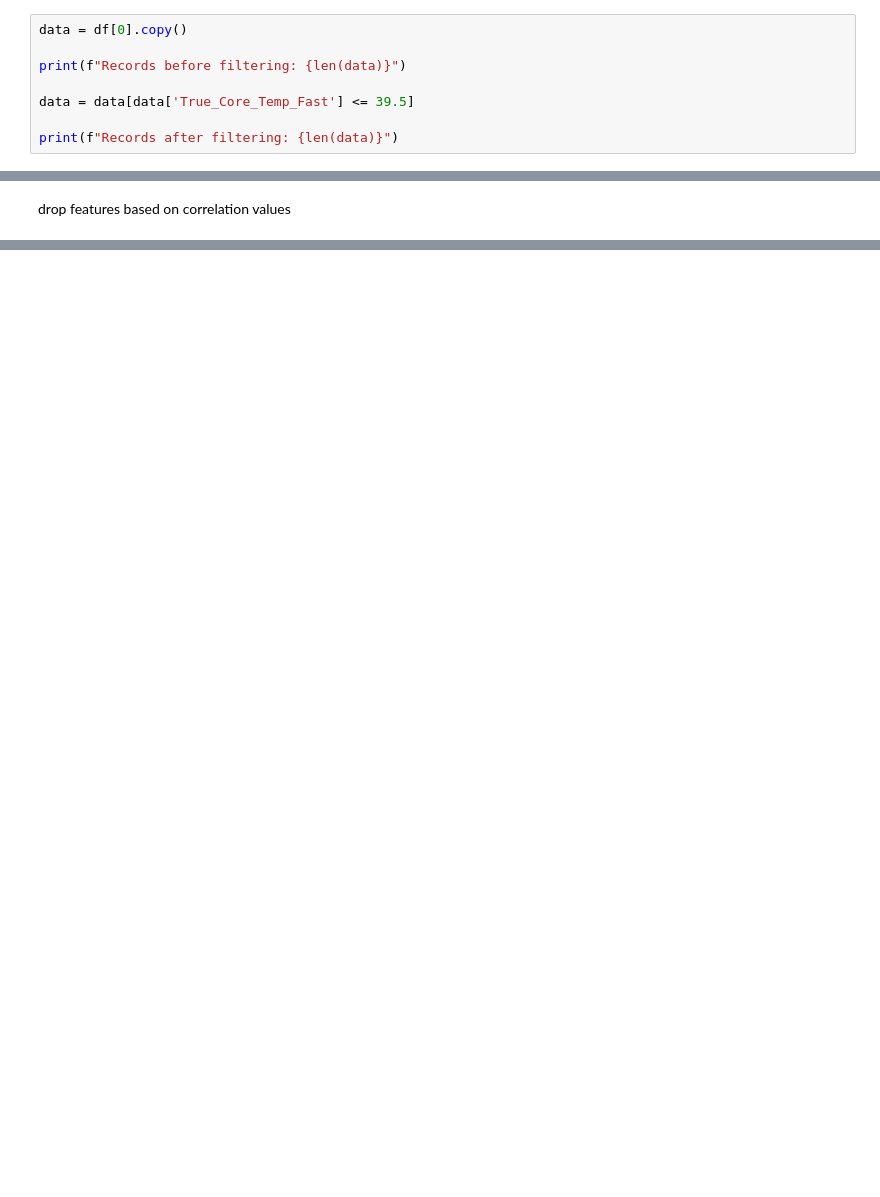
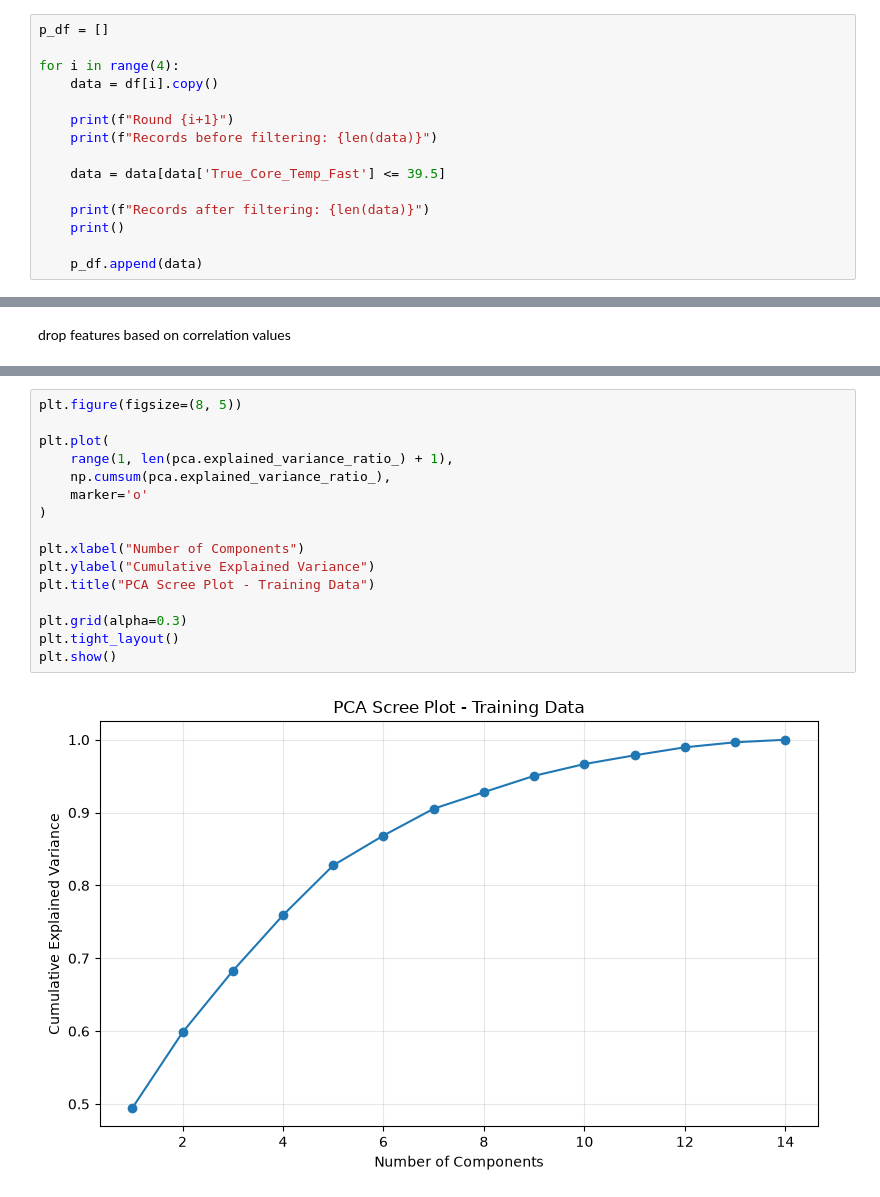
Before and after one commit to AkilanSS/23CSE301--Machine-Learning-Capstone-Project, a Jupyter notebook: notebooks/regression.ipynb, the cells around one changed output, grey strips where cells are left out. Saved outputs shown, nothing was run; the diff lists cells and outputs as text; blank space fills up the shorter version.

```diff
--- a/notebooks/regression.ipynb
+++ b/notebooks/regression.ipynb
@@ -309,11 +363,18 @@ Passing `palette` without assigning `hue` is deprecated and will be removed in v
 # %% [markdown]
 Remove outlier based on fever range
 # %%
-data = df[0].copy()
+p_df = []
 
-print(f"Records before filtering: {len(data)}")
+for i in range(4):
+    data = df[i].copy()
 
-data = data[data['True_Core_Temp_Fast'] <= 39.5]
+    print(f"Round {i+1}")
+    print(f"Records before filtering: {len(data)}")
 
-print(f"Records after filtering: {len(data)}")
+    data = data[data['True_Core_Temp_Fast'] <= 39.5]
+
+    print(f"Records after filtering: {len(data)}")
+    print()
+
+    p_df.append(data)
 # %% [output]
@@ -580,0 +843,18 @@ Remaining features: 23
+# %%
+plt.figure(figsize=(8, 5))
+
+plt.plot(
+    range(1, len(pca.explained_variance_ratio_) + 1),
+    np.cumsum(pca.explained_variance_ratio_),
+    marker='o'
+)
+
+plt.xlabel("Number of Components")
+plt.ylabel("Cumulative Explained Variance")
+plt.title("PCA Scree Plot - Training Data")
+
+plt.grid(alpha=0.3)
+plt.tight_layout()
+plt.show()
+# %% [output]
+[figure, added]
```
Also changed, not shown: parts of 22 cells of this notebook, 1 other file.
